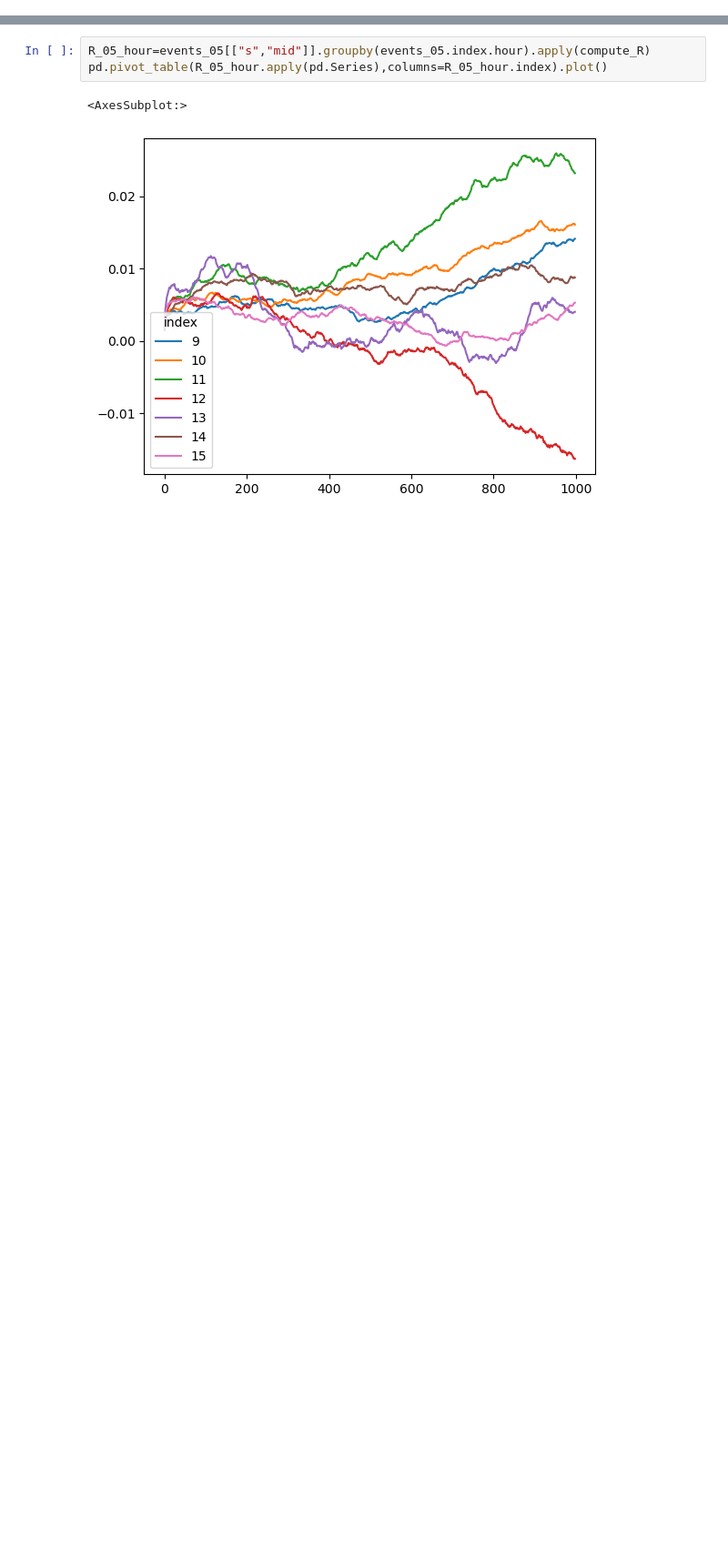
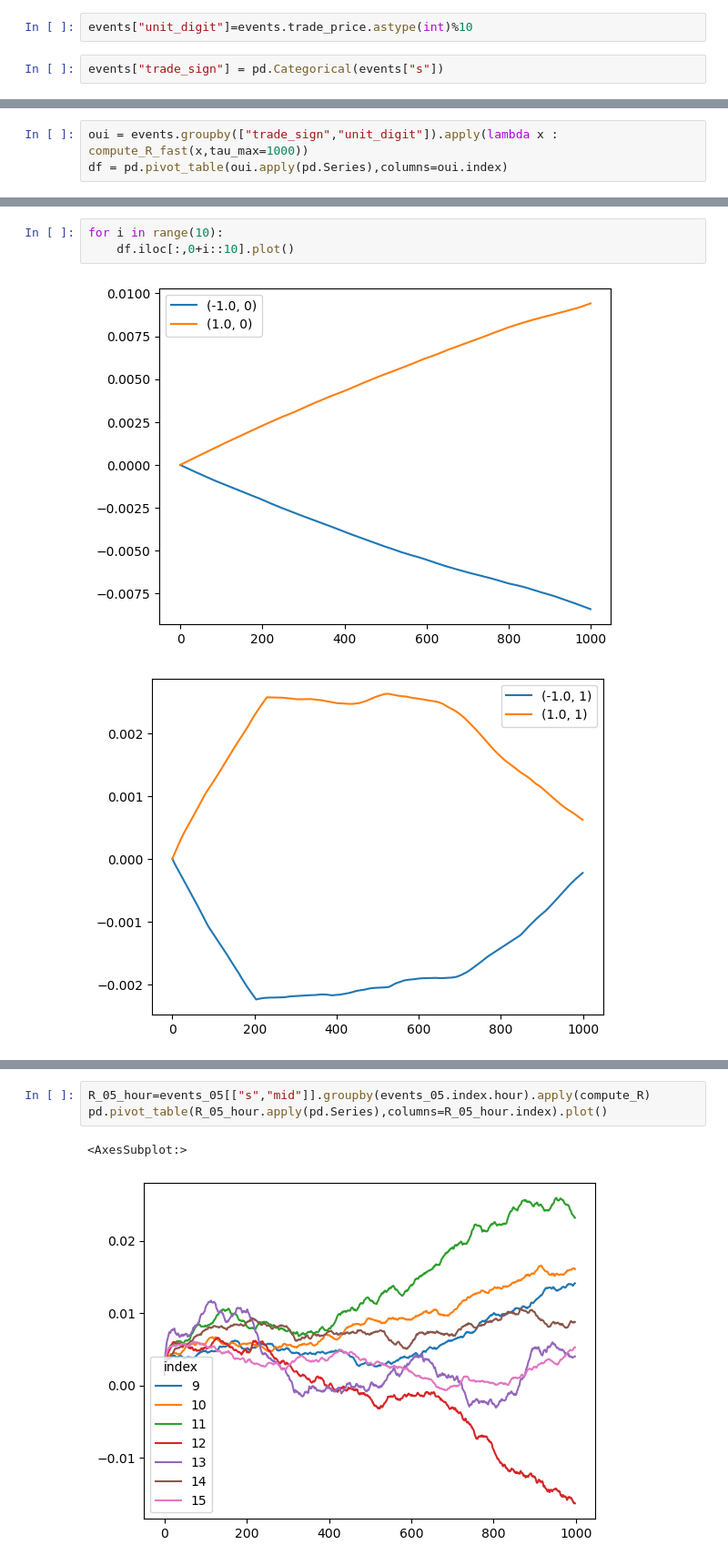
Before and after one commit to HaroldBenoit/behavioural-trading, a Jupyter notebook: project.ipynb, the cells around one changed output, grey strips where cells are left out. Shown: that part at 91% size. Drawn from its saved outputs; the diff is of its cells as text; blank space fills up the shorter version.

```diff
--- a/project.ipynb
+++ b/project.ipynb
@@ -26,0 +57,4 @@ Percentage of unclassifiable trades 13.71%
+# %%
+events["unit_digit"]=events.trade_price.astype(int)%10
+# %%
+events["trade_sign"] = pd.Categorical(events["s"])
@@ -26,0 +67,3 @@ Percentage of unclassifiable trades 13.71%
+# %%
+oui = events.groupby(["trade_sign","unit_digit"]).apply(lambda x : compute_R_fast(x,tau_max=1000))
+df = pd.pivot_table(oui.apply(pd.Series),columns=oui.index)
@@ -26,0 +86,6 @@ Percentage of unclassifiable trades 13.71%
+# %%
+for i in range(10):
+    df.iloc[:,0+i::10].plot()
+# %% [output]
+[figure, added]
+[figure, added]
```
Also changed, not shown: parts of 12 cells of this notebook, 5 other files.
